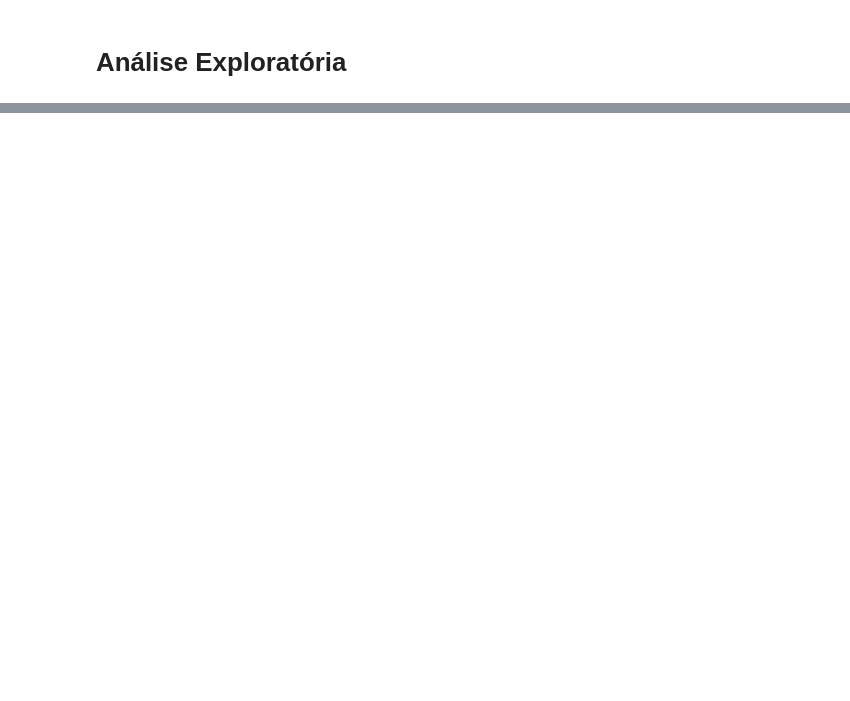
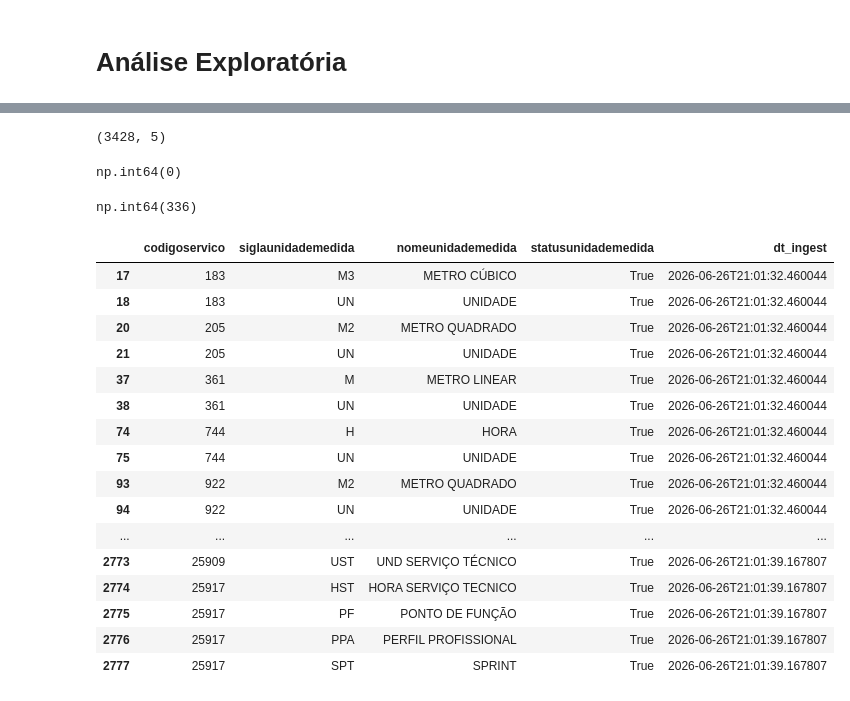
Before and after one commit to GovHub-br/data-application-mgi, a Jupyter notebook: notebooks/2.explo_servicos.ipynb, the cells around one changed output, grey strips where cells are left out. Saved outputs shown, nothing was run; the diff lists cells and outputs as text; code cells hidden in the pictures; blank space fills up the shorter version.

```diff
--- a/notebooks/2.explo_servicos.ipynb
+++ b/notebooks/2.explo_servicos.ipynb
@@ -49,0 +517,32 @@ raw_unidade_fornecimento_material = pd.read_csv('raw_unidade_fornecimento_materi
+# %%
+raw_und_medida_servico.shape
+# %% [output]
+(3428, 5)
+# %%
+raw_und_medida_servico.duplicated().sum()
+# %% [output]
+np.int64(0)
+# %%
+raw_und_medida_servico.codigoservico.duplicated().sum()
+# %% [output]
+np.int64(336)
+# %%
+raw_und_medida_servico[raw_und_medida_servico.codigoservico.duplicated(keep=False)].sort_values('codigoservico')
+# %% [output]
+|  | codigoservico | siglaunidademedida | nomeunidademedida | statusunidademedida | dt_ingest |
+| 17 | 183 | M3 | METRO CÚBICO | True | 2026-06-26T21:01:32.460044 |
+| 18 | 183 | UN | UNIDADE | True | 2026-06-26T21:01:32.460044 |
+| 20 | 205 | M2 | METRO QUADRADO | True | 2026-06-26T21:01:32.460044 |
+| 21 | 205 | UN | UNIDADE | True | 2026-06-26T21:01:32.460044 |
+| 37 | 361 | M | METRO LINEAR | True | 2026-06-26T21:01:32.460044 |
+| 38 | 361 | UN | UNIDADE | True | 2026-06-26T21:01:32.460044 |
+| 74 | 744 | H | HORA | True | 2026-06-26T21:01:32.460044 |
+| 75 | 744 | UN | UNIDADE | True | 2026-06-26T21:01:32.460044 |
+| 93 | 922 | M2 | METRO QUADRADO | True | 2026-06-26T21:01:32.460044 |
+| 94 | 922 | UN | UNIDADE | True | 2026-06-26T21:01:32.460044 |
+| ... | ... | ... | ... | ... | ... |
+| 2773 | 25909 | UST | UND SERVIÇO TÉCNICO | True | 2026-06-26T21:01:39.167807 |
+| 2774 | 25917 | HST | HORA SERVIÇO TECNICO | True | 2026-06-26T21:01:39.167807 |
+| 2775 | 25917 | PF | PONTO DE FUNÇÃO | True | 2026-06-26T21:01:39.167807 |
+| 2776 | 25917 | PPA | PERFIL PROFISSIONAL | True | 2026-06-26T21:01:39.167807 |
+| 2777 | 25917 | SPT | SPRINT | True | 2026-06-26T21:01:39.167807 |
```
Also changed, not shown: parts of 117 cells of this notebook, 2 other files.
